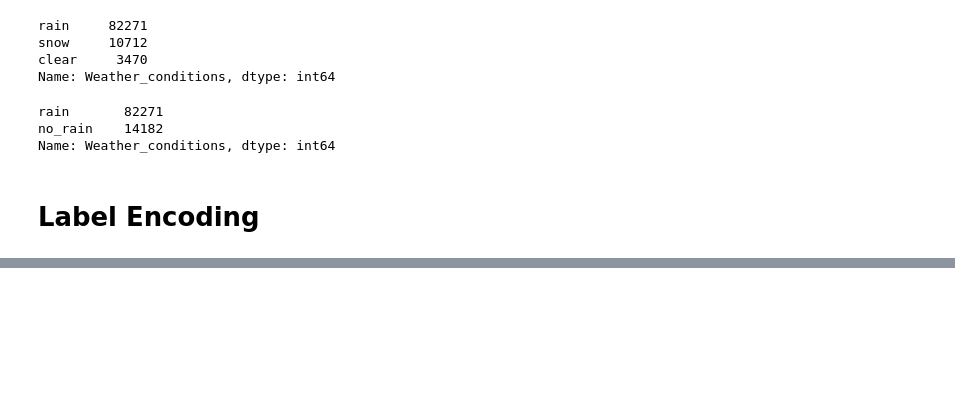
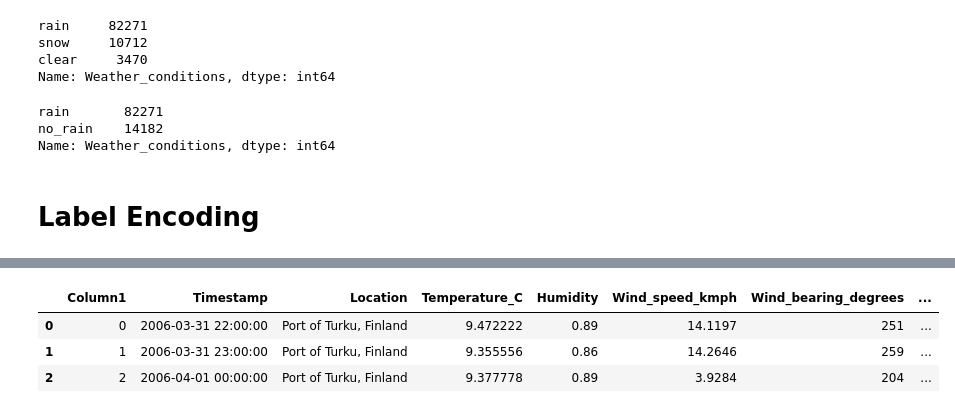
Before and after one commit to hemansnation/Machine-Learning-MLOps-GenerativeAI-NLP-CV-MLSystem-Design, a Jupyter notebook: 5_Module - MLOps/1_MLOps Azure MLFlow/Data_Processing.ipynb, the cells around one changed output, grey strips where cells are left out. Drawn from its saved outputs; the diff is of its cells as text; code cells hidden in the pictures; blank space fills up the shorter version.

```diff
--- a/5_Module - MLOps/1_MLOps Azure MLFlow/Data_Processing.ipynb
+++ b/5_Module - MLOps/1_MLOps Azure MLFlow/Data_Processing.ipynb
@@ -90,0 +169,8 @@ Name: Weather_conditions, dtype: int64
+# %%
+# data registering and versioning
+
+subscription_id = '7a12af0d-a67c-4fb2-85ce-acb1b512790a'
+resource_group = 'MLOps'
+workspace_name = 'MLOps_WS'
+# %%
+workspace = Workspace(subscription_id, resource_group, workspace_name)
@@ -90,0 +181,2 @@ Name: Weather_conditions, dtype: int64
+# %%
+datastore = workspace.get_default_datastore()
@@ -90,0 +194,9 @@ Name: Weather_conditions, dtype: int64
+# %%
+dataset = Dataset.Tabular.from_delimited_files(datastore.path('data/weather_dataset_processed.csv'))
+# %%
+dataset.take(3).to_pandas_dataframe()
+# %% [output]
+|  | Column1 | Timestamp | Location | Temperature_C | Humidity | Wind_speed_kmph | Wind_bearing_degrees | ... |
+| 0 | 0 | 2006-03-31 22:00:00 | Port of Turku, Finland | 9.472222 | 0.89 | 14.1197 | 251 | ... |
+| 1 | 1 | 2006-03-31 23:00:00 | Port of Turku, Finland | 9.355556 | 0.86 | 14.2646 | 259 | ... |
+| 2 | 2 | 2006-04-01 00:00:00 | Port of Turku, Finland | 9.377778 | 0.89 | 3.9284 | 204 | ... |
```
Also changed, not shown: parts of 17 cells of this notebook, 1 other file.
